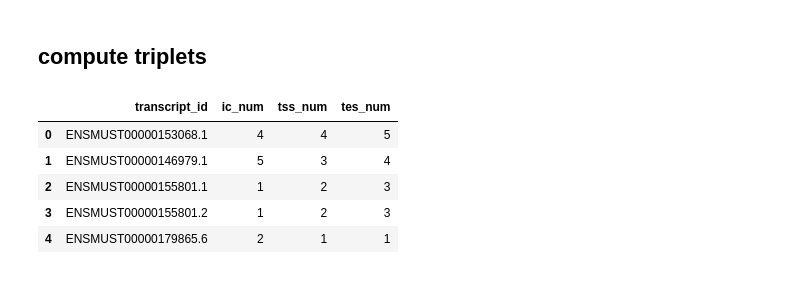
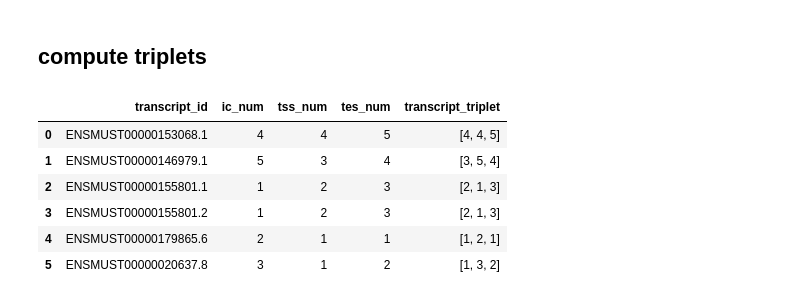
Before and after one commit to mortazavilab/cerberus, a Jupyter notebook: dev.ipynb, the cells around one changed output. Drawn from its saved outputs; the diff is of its cells as text; code cells hidden in the pictures.

Commit message:
added code to assign a number to each tss / ic / tes and modify bed files / gtf with those numbers

```diff
--- a/dev.ipynb
+++ b/dev.ipynb
@@ -161,6 +161,7 @@ df.transcript_id = df.transcript_id.str.split(',')
 ttrip_df = df[['transcript_id', 'ic_num']].explode(column='transcript_id')
 # %%
 ### tss / tes numbering ###
+beds = {}
 for mode, bed_file in zip(['tss', 'tes'], [tss_bed, tes_bed]):
 
     ends = pr.read_bed(bed_file).df
@@ -194,19 +195,26 @@ for mode, bed_file in zip(['tss', 'tes'], [tss_bed, tes_bed]):
     df.transcript_id = df.transcript_id.str.split(',')
     temp = df[['transcript_id', '{}_num'.format(mode)]].explode(column='transcript_id')
     ttrip_df = ttrip_df.merge(temp, on='transcript_id')
-    # print(temp.head())
-    # print(ttrip_df.head())
-    # print(temp[['transcript_id']].dtypes)
-    # print(ttrip_df[['transcript_id']].dtypes)
-    # ttrip_df = ttrip_df.join(temp, on='transcript_id')
-    # print(ttrip_df.head())
-    # print()
+
+    # add numbers back into bed file
+    ends = ends.df
+    ends = ends.merge(df[[mode, '{}_num'.format(mode)]], on=mode)
+
+    ends['Name'] = ends.gene_id+'_'+ends['{}_num'.format(mode)].astype(str)
+    ends.drop([mode, 'gene_id', '{}_num'.format(mode)], axis=1, inplace=True)
+    beds[mode] = pr.PyRanges(ends)
+# %%
+# create formatted string to represent each transcript
+ttrip_df['transcript_triplet'] = '['+ttrip_df['tss_num'].astype(str)+', '+\
+                                     ttrip_df['ic_num'].astype(str)+', '+\
+                                     ttrip_df['tes_num'].astype(str)+']'
 # %%
-ttrip_df.head()
+ttrip_df
 # %% [output]
-|  | transcript_id | ic_num | tss_num | tes_num |
-| 0 | ENSMUST00000153068.1 | 4 | 4 | 5 |
-| 1 | ENSMUST00000146979.1 | 5 | 3 | 4 |
-| 2 | ENSMUST00000155801.1 | 1 | 2 | 3 |
-| 3 | ENSMUST00000155801.2 | 1 | 2 | 3 |
-| 4 | ENSMUST00000179865.6 | 2 | 1 | 1 |
+|  | transcript_id | ic_num | tss_num | tes_num | transcript_triplet |
+| 0 | ENSMUST00000153068.1 | 4 | 4 | 5 | [4, 4, 5] |
+| 1 | ENSMUST00000146979.1 | 5 | 3 | 4 | [3, 5, 4] |
+| 2 | ENSMUST00000155801.1 | 1 | 2 | 3 | [2, 1, 3] |
+| 3 | ENSMUST00000155801.2 | 1 | 2 | 3 | [2, 1, 3] |
+| 4 | ENSMUST00000179865.6 | 2 | 1 | 1 | [1, 2, 1] |
+| 5 | ENSMUST00000020637.8 | 3 | 1 | 2 | [1, 3, 2] |
```
Also changed, not shown: parts of 3 cells of this notebook, 5 other files.
